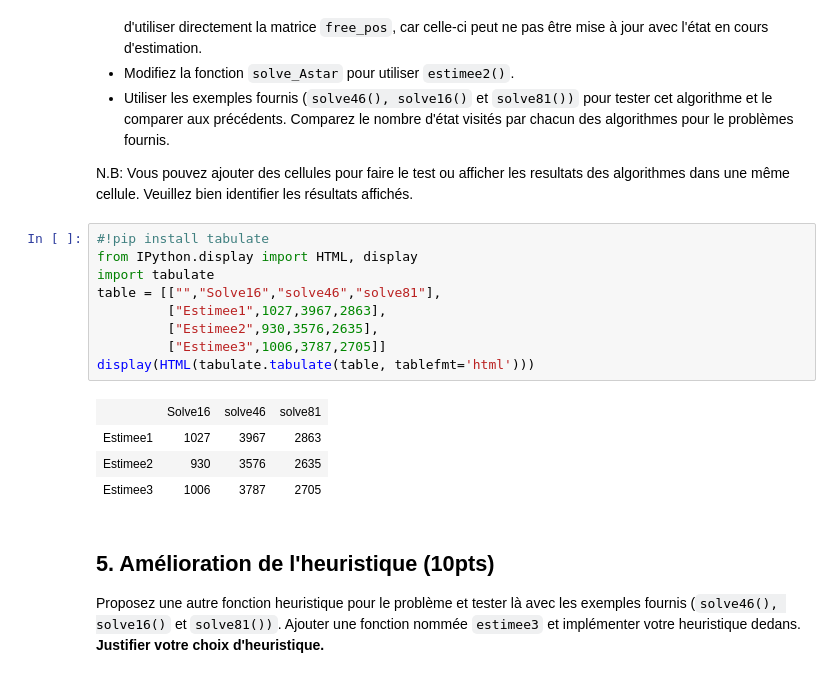
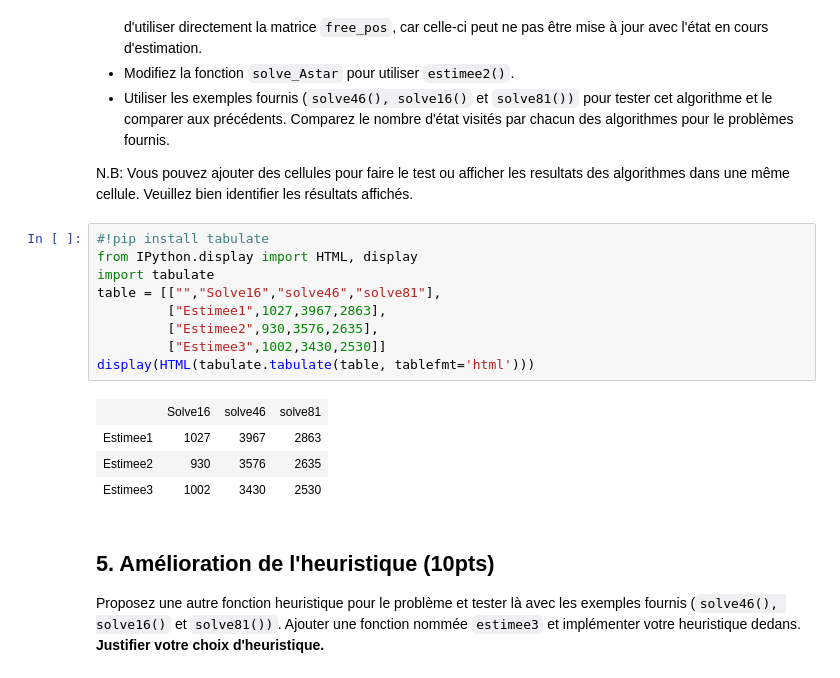
Before and after one commit to ayoubelasryRoot/INF8215, a Jupyter notebook: tp1/TP1_MarcElKhoury_AyoubElAsry.ipynb, the cells around one changed output. Saved outputs shown, nothing was run; the diff lists cells and outputs as text.

```diff
--- a/tp1/TP1_MarcElKhoury_AyoubElAsry.ipynb
+++ b/tp1/TP1_MarcElKhoury_AyoubElAsry.ipynb
@@ -572,17 +579,17 @@ N.B: Vous pouvez ajouter des cellules pour faire le test ou afficher les resulta
 # %%
 #!pip install tabulate
 from IPython.display import HTML, display
 import tabulate
 table = [["","Solve16","solve46","solve81"],
          ["Estimee1",1027,3967,2863],
          ["Estimee2",930,3576,2635],
-         ["Estimee3",1006,3787,2705]]
+         ["Estimee3",1002,3430,2530]]
 display(HTML(tabulate.tabulate(table, tablefmt='html')))
 # %% [output]
 |  | Solve16 | solve46 | solve81 |
 | Estimee1 | 1027 | 3967 | 2863 |
 | Estimee2 | 930 | 3576 | 2635 |
-| Estimee3 | 1006 | 3787 | 2705 |
+| Estimee3 | 1002 | 3430 | 2530 |
 # %% [markdown]
 ## 5. Amélioration de l'heuristique (10pts)
 Proposez une autre fonction heuristique pour le problème et tester là avec les exemples fournis (`solve46(), solve16()` et `solve81())`. Ajouter une fonction nommée `estimee3` et implémenter votre heuristique dedans. **Justifier votre choix d'heuristique.**
```
Also changed, not shown: parts of 2 cells of this notebook, 2 other files.
